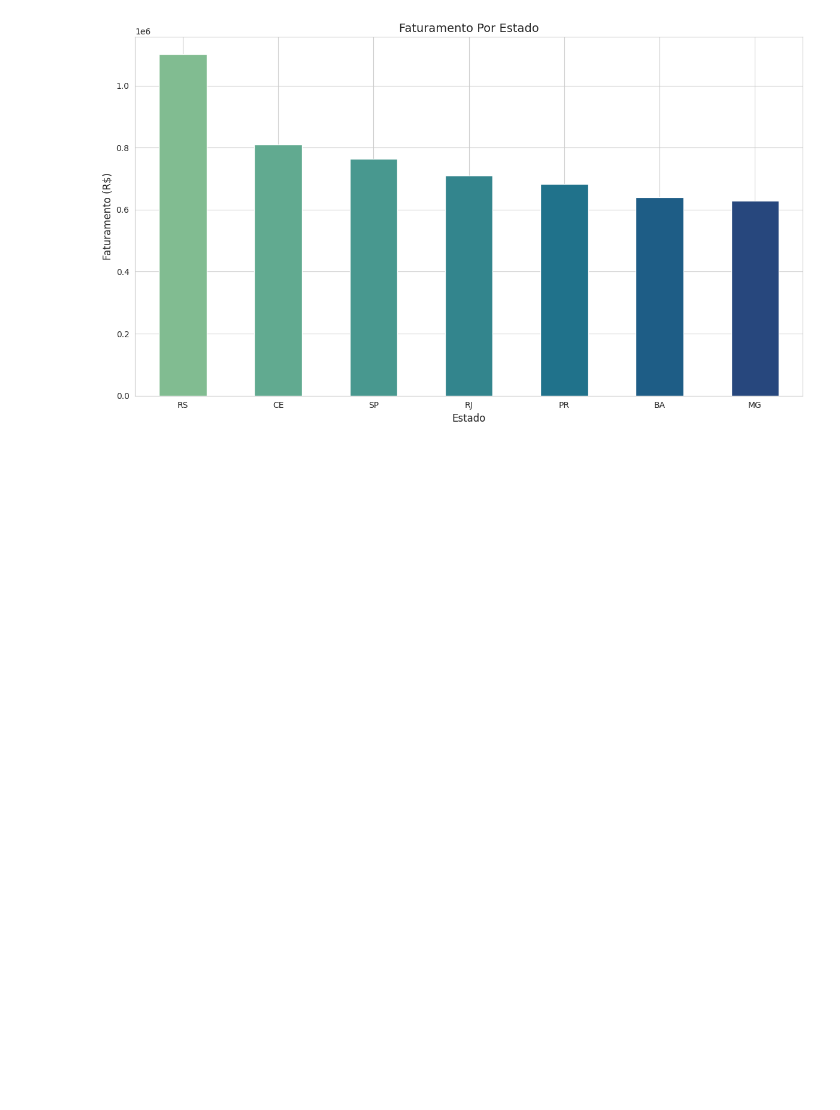
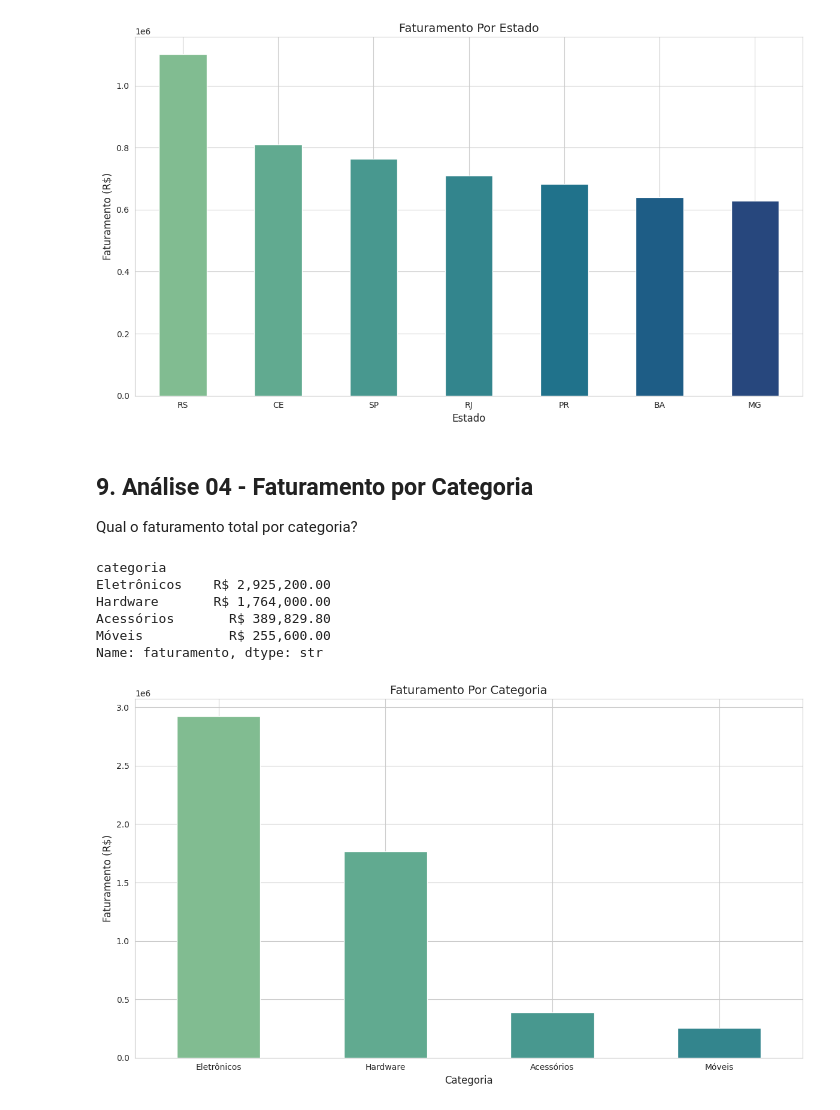
Before and after one commit to marcusvbrangel/fundamentos-linguagem-python-basico-aplicacoes-ia, a Jupyter notebook: 02-mini-projeto-01/estudo-python-02-mini-projeto-01.ipynb, the cells around one changed output. Saved outputs shown, nothing was run; the diff lists cells and outputs as text; code cells hidden in the pictures; blank space fills up the shorter version.

```diff
--- a/02-mini-projeto-01/estudo-python-02-mini-projeto-01.ipynb
+++ b/02-mini-projeto-01/estudo-python-02-mini-projeto-01.ipynb
@@ -511,3 +511,45 @@ plt.tight_layout()
 plt.show()
 # %% [output]
 [figure]
+# %% [markdown]
+## 9. Análise 04 - Faturamento por Categoria
+Qual o faturamento total por categoria?
+# %%
+# agrupa por categoria e soma o faturamento
+faturamento_por_categoria = df_vendas.groupby("categoria")["faturamento"].sum().sort_values(ascending = False)
+# %%
+# formata para duas casas decimais
+faturamento_por_categoria.map('R$ {:,.2f}'.format)
+# %% [output]
+categoria
+Eletrônicos    R$ 2,925,200.00
+Hardware       R$ 1,764,000.00
+Acessórios       R$ 389,829.80
+Móveis           R$ 255,600.00
+Name: faturamento, dtype: str
+# %%
+# define uma nova figura
+plt.figure(figsize = (12, 7))
+
+# plota os dados de faturamento por cartegoria em formato de grafico de barras
+faturamento_por_categoria.plot(kind = 'bar', color = sns.color_palette("crest", 7))
+
+# define o titulo do do grafico
+plt.title('Faturamento Por Categoria', fontsize = 14)
+
+# define o rotulo do eixo x
+plt.xlabel('Categoria', fontsize = 12)
+
+# define o rotulo do eixo y
+plt.ylabel('Faturamento (R$)', fontsize = 12)
+
+# mantem o rotulo do eixo x na horizontal (sem rotacao)
+plt.xticks(rotation = 0)
+
+# ajusta autoaticaente os elementos do grafico para evitar sobreposicao
+plt.tight_layout()
+
+# Exibe o gráfico
+plt.show()
+# %% [output]
+[figure, added]
```
Also changed, not shown: parts of 1 cell of this notebook.
